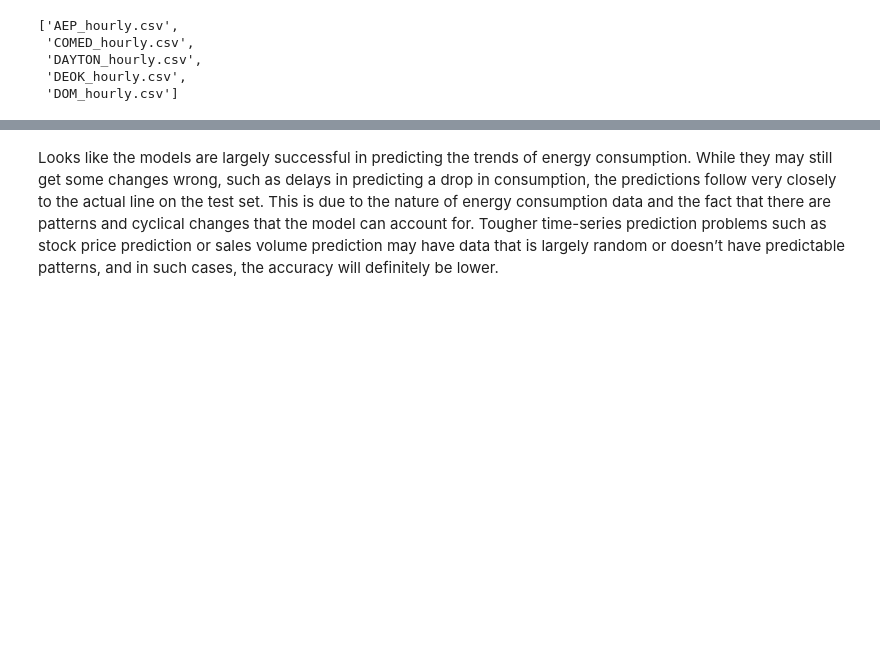
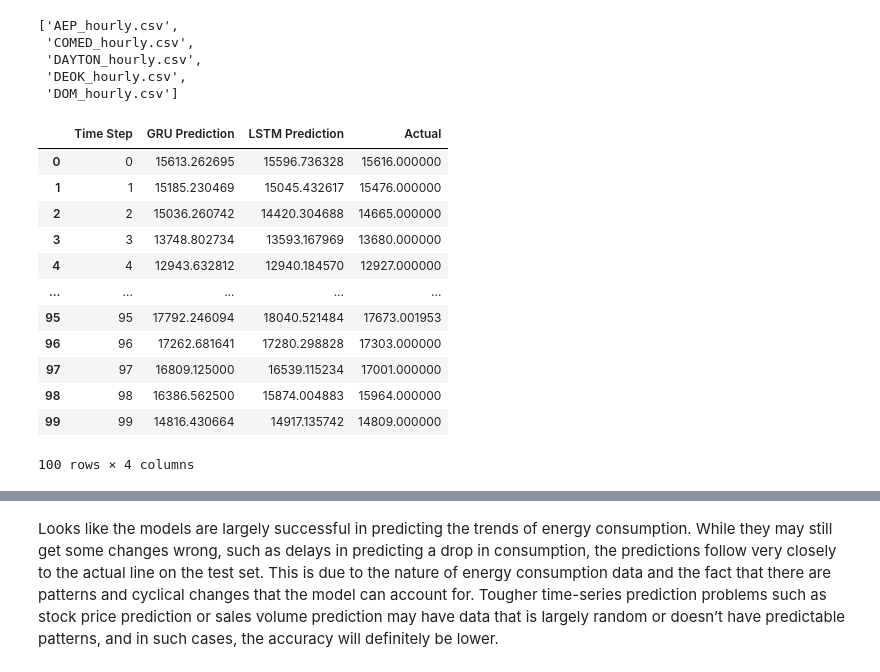
Before and after one commit to BriacLeGuilloux/energy_consumption_prediction-master, a Jupyter notebook: src/evaluate_plot.ipynb, the cells around one changed output, grey strips where cells are left out. Saved outputs shown, nothing was run; the diff lists cells and outputs as text; code cells hidden in the pictures; blank space fills up the shorter version.

```diff
--- a/src/evaluate_plot.ipynb
+++ b/src/evaluate_plot.ipynb
@@ -37,0 +45,6 @@ Moving on to measuring the accuracy of both models, we'll now use our `evaluate(
+# %%
+# Accès aux variables
+label_col_index = config["label_col_index"]
+inputs_cols_indices = config["inputs_cols_indices"]
+window_size = config["window_size"]
+num_files_for_dataset = config["num_files_for_dataset"]
@@ -172,3 +286,28 @@ states_list
  'DAYTON_hourly.csv',
  'DEOK_hourly.csv',
  'DOM_hourly.csv']
+# %%
+nb = 100
+i = 0
+df = pd.DataFrame({
+    "Time Step": range(nb),  # ou range(-100, 0) si tu veux des indices négatifs
+    "GRU Prediction": gru_outputs[i][-nb:],
+    "LSTM Prediction": lstm_outputs[i][-nb:],
+    "Actual": targets[i][-nb:]
+})
+# %%
+df
+# %% [output]
+|  | Time Step | GRU Prediction | LSTM Prediction | Actual |
+| 0 | 0 | 15613.262695 | 15596.736328 | 15616.000000 |
+| 1 | 1 | 15185.230469 | 15045.432617 | 15476.000000 |
+| 2 | 2 | 15036.260742 | 14420.304688 | 14665.000000 |
+| 3 | 3 | 13748.802734 | 13593.167969 | 13680.000000 |
+| 4 | 4 | 12943.632812 | 12940.184570 | 12927.000000 |
+| ... | ... | ... | ... | ... |
+| 95 | 95 | 17792.246094 | 18040.521484 | 17673.001953 |
+| 96 | 96 | 17262.681641 | 17280.298828 | 17303.000000 |
+| 97 | 97 | 16809.125000 | 16539.115234 | 17001.000000 |
+| 98 | 98 | 16386.562500 | 15874.004883 | 15964.000000 |
+| 99 | 99 | 14816.430664 | 14917.135742 | 14809.000000 |
+100 rows × 4 columns
```
Also changed, not shown: parts of 15 cells of this notebook, 18 other files.
